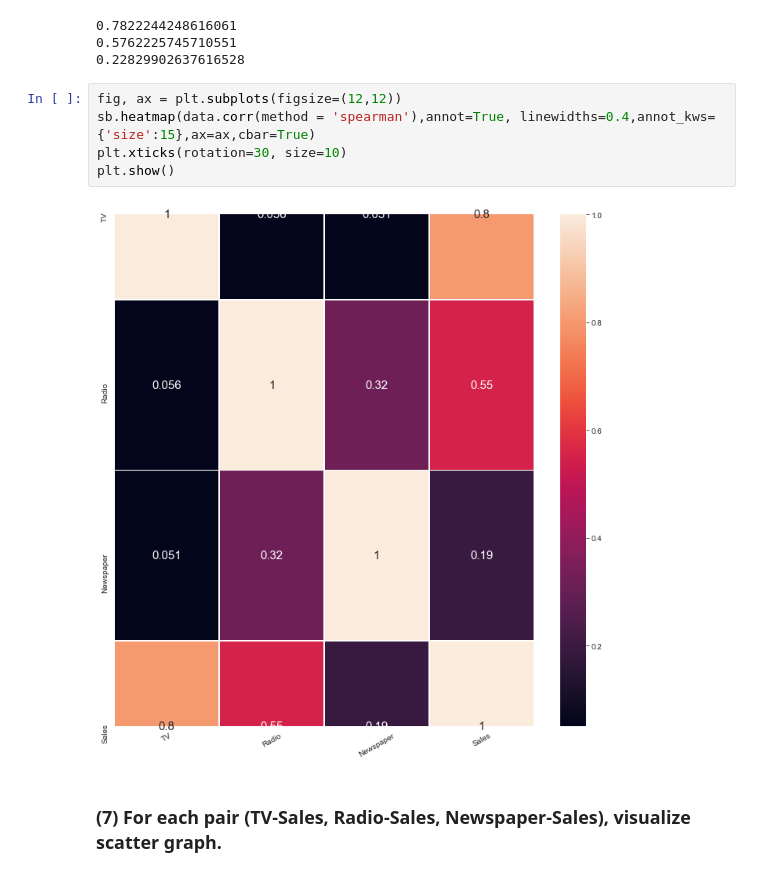
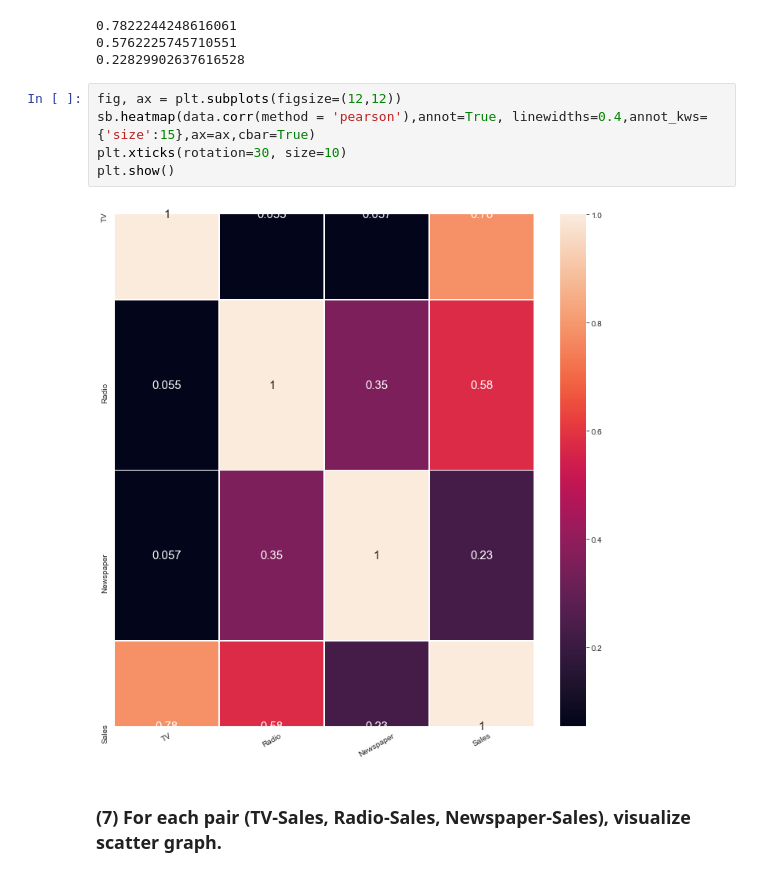
Before and after one commit to xiaomeiX/TW1-visualization, a Jupyter notebook: data_analysis.ipynb, the cells around one changed output. Saved outputs shown, nothing was run; the diff lists cells and outputs as text.

Commit message:
changes to TW1 Exploratory Data Analysis documents, histogram, scatter plots

```diff
--- a/data_analysis.ipynb
+++ b/data_analysis.ipynb
@@ -246,11 +246,11 @@ print(data["Newspaper"].corr(data["Sales"]))
 0.22829902637616528
 # %%
 fig, ax = plt.subplots(figsize=(12,12))
-sb.heatmap(data.corr(method = 'spearman'),annot=True, linewidths=0.4,annot_kws={'size':15},ax=ax,cbar=True)
+sb.heatmap(data.corr(method = 'pearson'),annot=True, linewidths=0.4,annot_kws={'size':15},ax=ax,cbar=True)
 plt.xticks(rotation=30, size=10)
 plt.show()
 # %% [output]
-[figure, old version]
+[figure, new version]
 # %% [markdown]
 ### (7) For each pair (TV-Sales, Radio-Sales, Newspaper-Sales), visualize scatter graph.
 # %%
```
Also changed, not shown: 1 other file.
